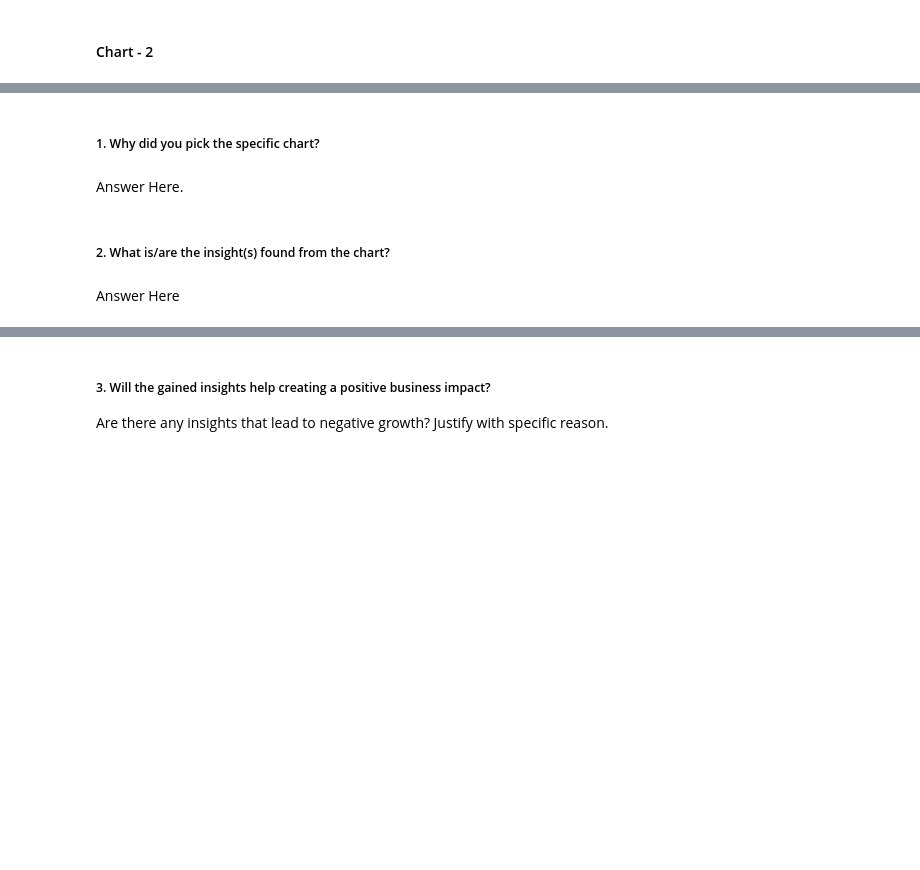
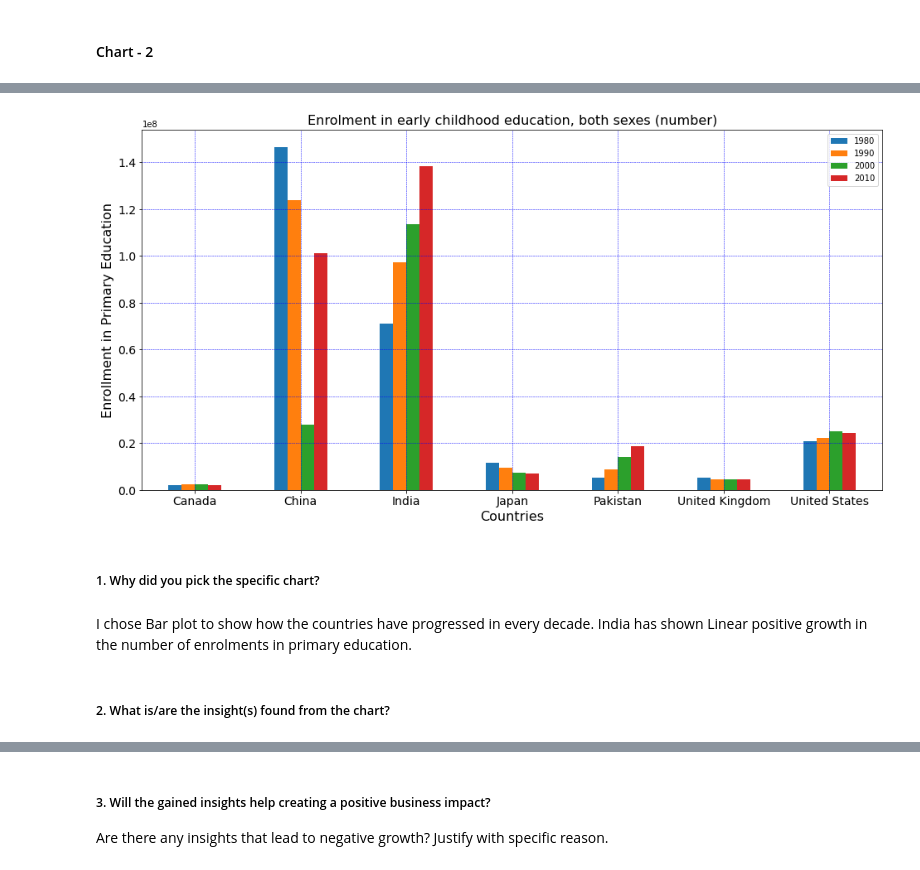
Before and after one commit to RobinBose774/EDA-Project-World-Bank-Global-Education-Analysis, a Jupyter notebook: EDA_project_World_Bank_Global_Education_Analysis.ipynb, the cells around one changed output, grey strips where cells are left out. Cells and saved outputs as stored; diff of their text form; code cells hidden in the pictures; blank space fills up the shorter version.

```diff
--- a/EDA_project_World_Bank_Global_Education_Analysis.ipynb
+++ b/EDA_project_World_Bank_Global_Education_Analysis.ipynb
@@ -941,2 +1018,11 @@ Answer Here
 # %%
 # Chart - 2 visualization code
+# %%
+# Calling rowwise_data() function to get dataframe for Second indicator and also its tilte
+second_indicator, title2 = rowwise_data(Indicators[1])
+
+# Displaying title of the indicator
+print(title2)
+
+# Displaying the dataframe obtained
+second_indicator
@@ -942,0 +1040,10 @@ Answer Here
+# %%
+# Curating the dataframe obtained as it contains too many NaN values
+# Now, we need to replace 'NaN' values from the matrix. Here we are using a column mean to fill null values
+# since average of values provide a better estimation for the type of data we have in a row wise matrix.
+# Also we are selecting limited number of columns for analysis so the repetative mean values won't affect
+# much of our visualization.
+second_indicator.fillna(second_indicator.mean(), inplace=True)
+
+# Displaying the Matrix obtained
+second_indicator
@@ -943,8 +1060,12 @@ Answer Here
+# %%
+second_indicator.plot(x="Country Name", y=["1980","1990","2000","2010"],  kind = 'bar', title = title, xlabel = "Countries",
+                      ylabel = "Enrollment in Primary Education", figsize = (16,8), fontsize = 14, rot=0, grid = True)
+plt.grid(color = 'blue', linestyle = '--', linewidth = 0.5)
+# %% [output]
+[figure, added]
 # %% [markdown]
 ##### 1. Why did you pick the specific chart?
-# %% [markdown]
-Answer Here.
+# %% [markdown]
+I chose Bar plot to show how the countries have progressed in every decade. India has shown Linear positive growth in the number of enrolments in primary education.
 # %% [markdown]
 ##### 2. What is/are the insight(s) found from the chart?
-# %% [markdown]
-Answer Here
```
Also changed, not shown: parts of 206 cells of this notebook.
